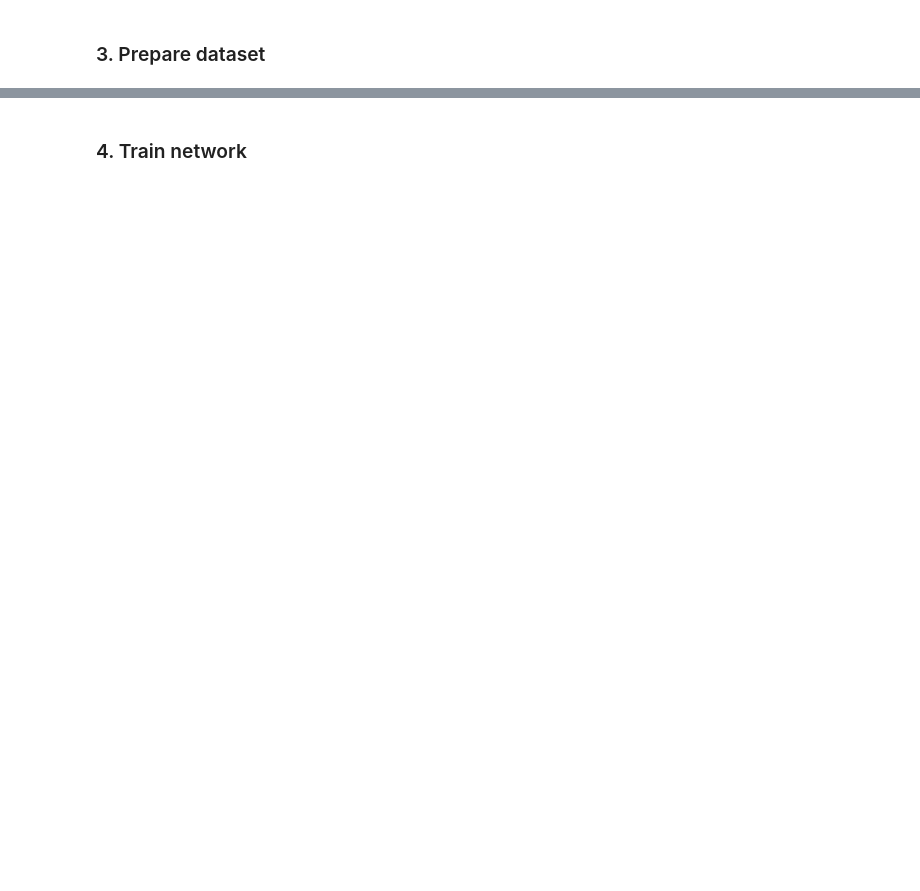
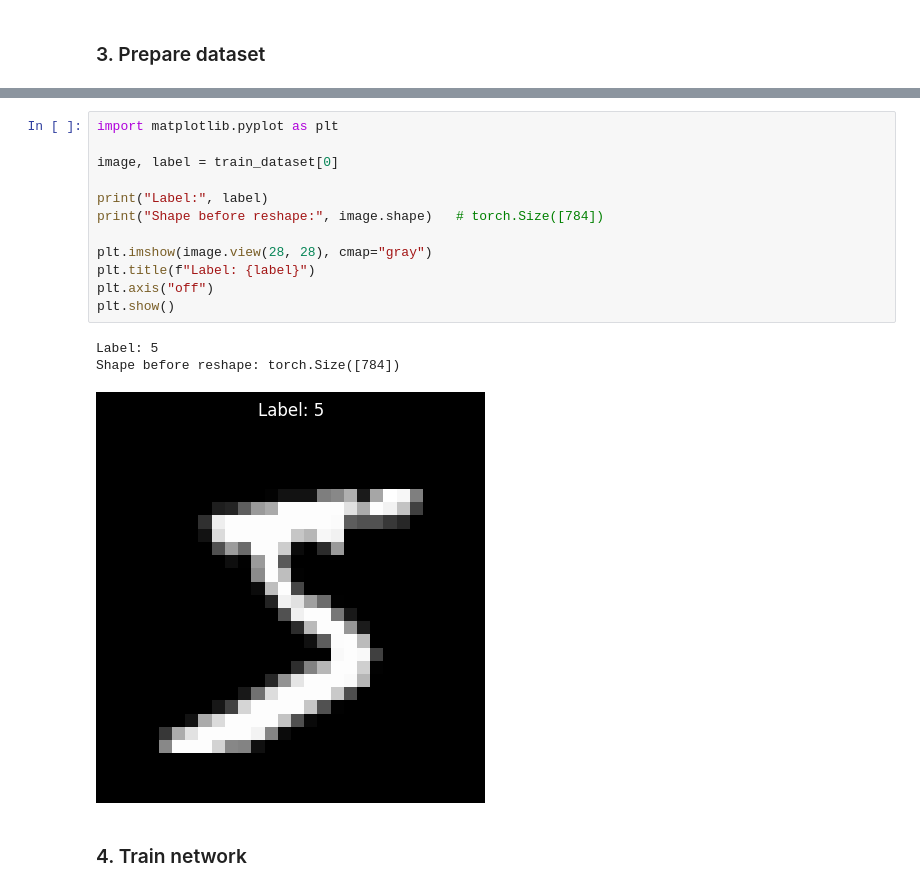
Before and after one commit to mzarnecki/neural-network-perceptron-in-python, a Jupyter notebook: train_neural_network_with_pytorch.ipynb, the cells around one changed output, grey strips where cells are left out. Saved outputs shown, nothing was run; the diff lists cells and outputs as text; blank space fills up the shorter version.

Commit message:
train neural network with PyTorch example

```diff
--- a/train_neural_network_with_pytorch.ipynb
+++ b/train_neural_network_with_pytorch.ipynb
@@ -116,3 +142,19 @@ First training label: 5
+# %%
+import matplotlib.pyplot as plt
+
+image, label = train_dataset[0]
+
+print("Label:", label)
+print("Shape before reshape:", image.shape)   # torch.Size([784])
+
+plt.imshow(image.view(28, 28), cmap="gray")
+plt.title(f"Label: {label}")
+plt.axis("off")
+plt.show()
+# %% [output]
+Label: 5
+Shape before reshape: torch.Size([784])
+[figure, added]
 # %% [markdown]
 ### 4. Train network
 # %%
```
Also changed, not shown: parts of 9 cells of this notebook.
